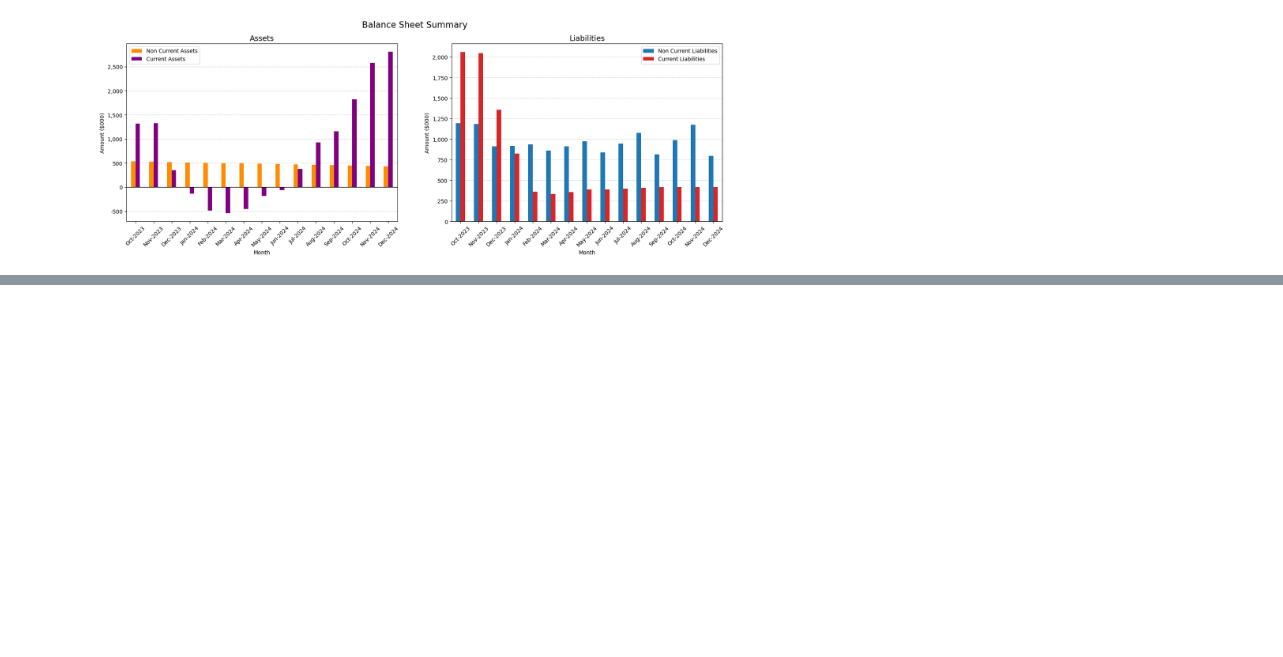
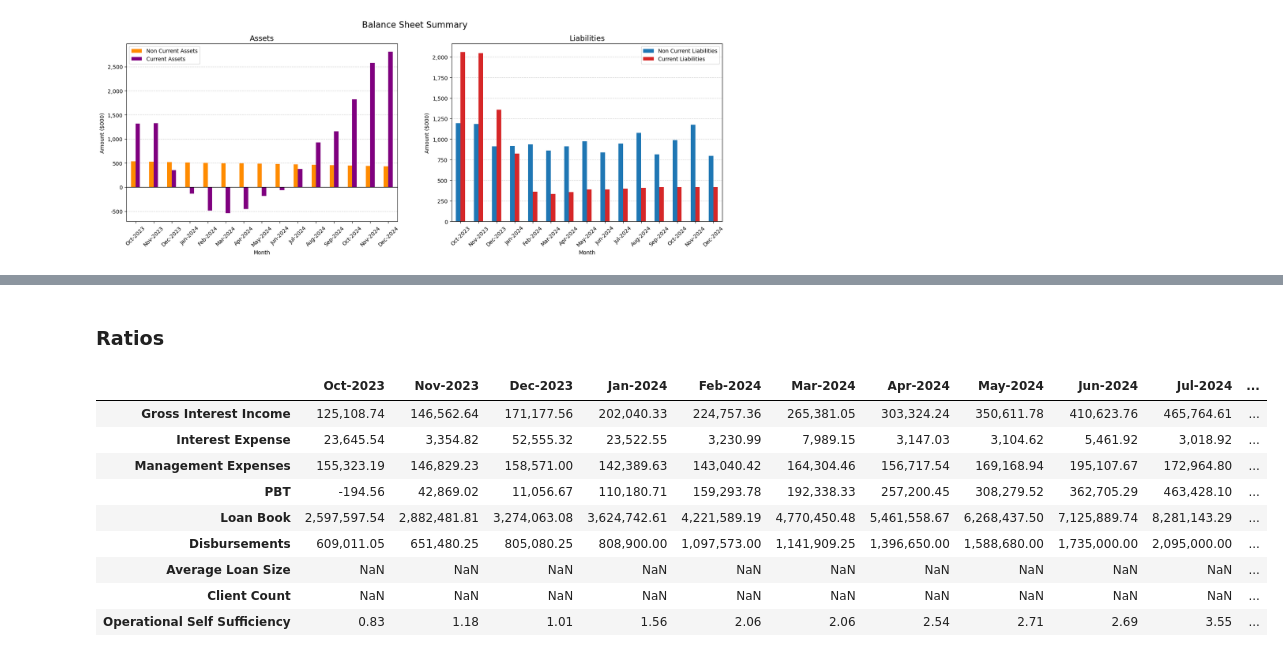
Before and after one commit to judahtc/manage-tenants-template, a Jupyter notebook: notebook_model.ipynb, the cells around one changed output, grey strips where cells are left out. Cells and saved outputs as stored; diff of their text form; code cells hidden in the pictures; blank space fills up the shorter version.

Commit message:
feat: adds ratios

```diff
--- a/notebook_model.ipynb
+++ b/notebook_model.ipynb
@@ -2450,0 +2451,42 @@ plt.show()
+# %% [markdown]
+### **Ratios**
+# %%
+ratios = pd.DataFrame(
+    columns=helper.generate_columns(start_date=start_date, period=months_to_forecast),
+    index=[
+        "Gross Interest Income",
+        "Interest Expense",
+        "Management Expenses",
+        "PBT",
+        "Loan Book",
+        "Disbursements",
+        "Average Loan Size",
+        "Client Count",
+        "Operational Self Sufficiency",
+    ],
+)
+
+ratios.loc['Gross Interest Income'] = income_statement_df.loc['Interest Income']
+ratios.loc['Interest Expense'] = income_statement_df.loc['Finance Costs']
+ratios.loc['Management Expenses'] = income_statement_df.loc['TOTAL EXPENSES']
+ratios.loc['PBT'] = income_statement_df.loc["PROFIT / (LOSS) BEFORE TAX"]
+ratios.loc['Loan Book'] = loan_book_df.loc['Closing Balance']
+ratios.loc['Disbursements'] = loan_book_df.loc['New Disbursements']
+ratios.loc['Operational Self Sufficiency'] = income_statement_df.loc['Total Revenue']/(
+    income_statement_df.loc["Finance Costs"]
+    + balance_sheet_df.loc["Provisions"]
+    + -direct_cashflow_df.loc["Operating Expenses"]
+)
+
+ratios
+# %% [output]
+|  | Oct-2023 | Nov-2023 | Dec-2023 | Jan-2024 | Feb-2024 | Mar-2024 | Apr-2024 | May-2024 | Jun-2024 | Jul-2024 | ... |
+| Gross Interest Income | 125,108.74 | 146,562.64 | 171,177.56 | 202,040.33 | 224,757.36 | 265,381.05 | 303,324.24 | 350,611.78 | 410,623.76 | 465,764.61 | ... |
+| Interest Expense | 23,645.54 | 3,354.82 | 52,555.32 | 23,522.55 | 3,230.99 | 7,989.15 | 3,147.03 | 3,104.62 | 5,461.92 | 3,018.92 | ... |
+| Management Expenses | 155,323.19 | 146,829.23 | 158,571.00 | 142,389.63 | 143,040.42 | 164,304.46 | 156,717.54 | 169,168.94 | 195,107.67 | 172,964.80 | ... |
+| PBT | -194.56 | 42,869.02 | 11,056.67 | 110,180.71 | 159,293.78 | 192,338.33 | 257,200.45 | 308,279.52 | 362,705.29 | 463,428.10 | ... |
+| Loan Book | 2,597,597.54 | 2,882,481.81 | 3,274,063.08 | 3,624,742.61 | 4,221,589.19 | 4,770,450.48 | 5,461,558.67 | 6,268,437.50 | 7,125,889.74 | 8,281,143.29 | ... |
+| Disbursements | 609,011.05 | 651,480.25 | 805,080.25 | 808,900.00 | 1,097,573.00 | 1,141,909.25 | 1,396,650.00 | 1,588,680.00 | 1,735,000.00 | 2,095,000.00 | ... |
+| Average Loan Size | NaN | NaN | NaN | NaN | NaN | NaN | NaN | NaN | NaN | NaN | ... |
+| Client Count | NaN | NaN | NaN | NaN | NaN | NaN | NaN | NaN | NaN | NaN | ... |
+| Operational Self Sufficiency | 0.83 | 1.18 | 1.01 | 1.56 | 2.06 | 2.06 | 2.54 | 2.71 | 2.69 | 3.55 | ... |
```
Also changed, not shown: parts of 1 cell of this notebook, 3 other files.
